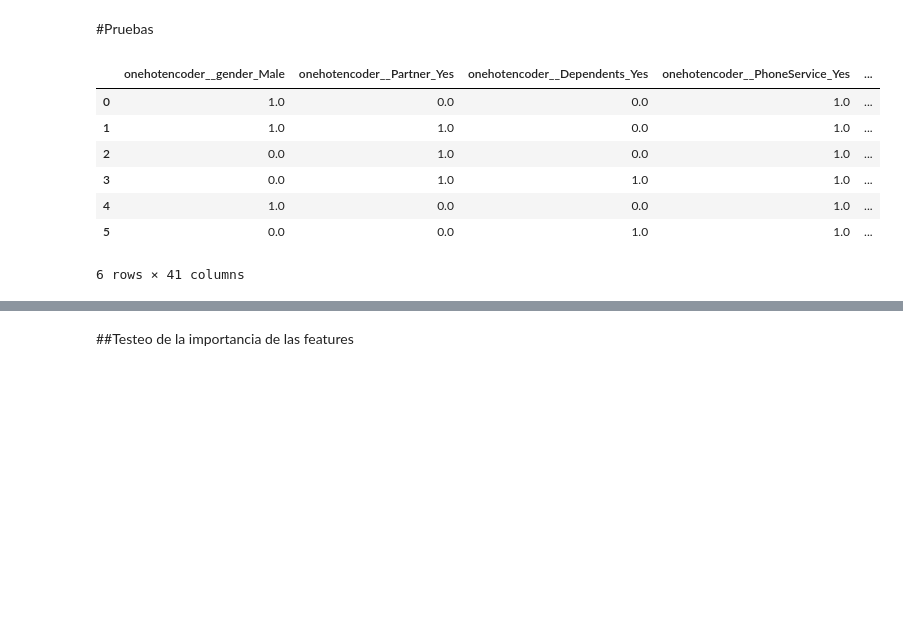
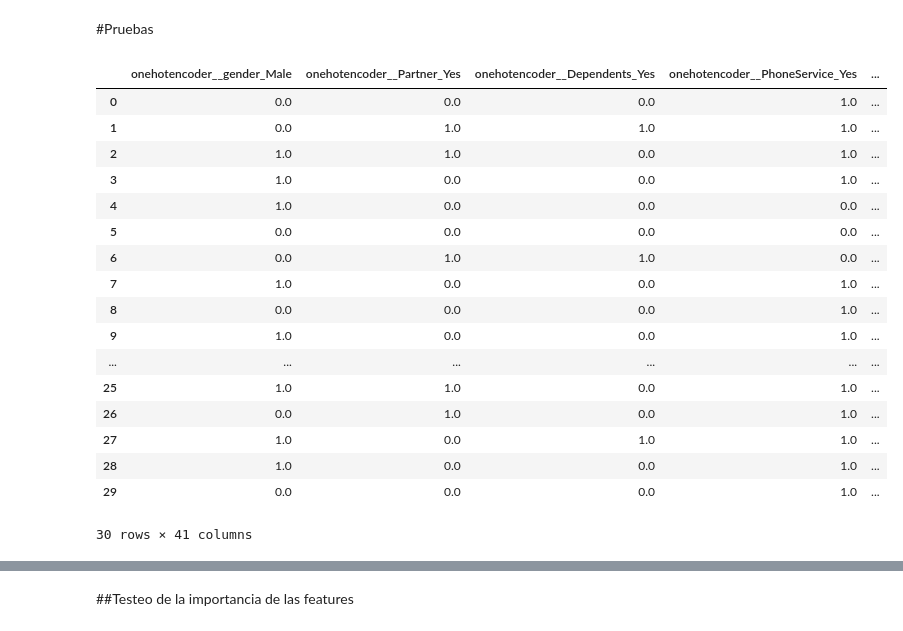
Before and after one commit to Cristiand056/TelecomX_parte2_Latam, a Jupyter notebook: TelecomX_parte2_Latam.ipynb, the cells around one changed output, grey strips where cells are left out. Cells and saved outputs as stored; diff of their text form; code cells hidden in the pictures; blank space fills up the shorter version.

```diff
--- a/TelecomX_parte2_Latam.ipynb
+++ b/TelecomX_parte2_Latam.ipynb
@@ -590,17 +619,27 @@ visializacion.plot();
 # %% [markdown]
 #Pruebas
 # %%
-datos_ejemplo = pd.read_csv('/content/ejemplos_churn.csv')
+datos_ejemplo = pd.read_csv('/content/ejemplos_churn_balanceados (1).csv')
 datos_ejemplo
 # %% [output]
 |  | onehotencoder__gender_Male | onehotencoder__Partner_Yes | onehotencoder__Dependents_Yes | onehotencoder__PhoneService_Yes | ... |
-| 0 | 1.0 | 0.0 | 0.0 | 1.0 | ... |
-| 1 | 1.0 | 1.0 | 0.0 | 1.0 | ... |
-| 2 | 0.0 | 1.0 | 0.0 | 1.0 | ... |
-| 3 | 0.0 | 1.0 | 1.0 | 1.0 | ... |
-| 4 | 1.0 | 0.0 | 0.0 | 1.0 | ... |
-| 5 | 0.0 | 0.0 | 1.0 | 1.0 | ... |
+| 0 | 0.0 | 0.0 | 0.0 | 1.0 | ... |
+| 1 | 0.0 | 1.0 | 1.0 | 1.0 | ... |
+| 2 | 1.0 | 1.0 | 0.0 | 1.0 | ... |
+| 3 | 1.0 | 0.0 | 0.0 | 1.0 | ... |
+| 4 | 1.0 | 0.0 | 0.0 | 0.0 | ... |
+| 5 | 0.0 | 0.0 | 0.0 | 0.0 | ... |
+| 6 | 0.0 | 1.0 | 1.0 | 0.0 | ... |
+| 7 | 1.0 | 0.0 | 0.0 | 1.0 | ... |
+| 8 | 0.0 | 0.0 | 0.0 | 1.0 | ... |
+| 9 | 1.0 | 0.0 | 0.0 | 1.0 | ... |
+| ... | ... | ... | ... | ... | ... |
+| 25 | 1.0 | 1.0 | 0.0 | 1.0 | ... |
+| 26 | 0.0 | 1.0 | 0.0 | 1.0 | ... |
+| 27 | 1.0 | 0.0 | 1.0 | 1.0 | ... |
+| 28 | 1.0 | 0.0 | 0.0 | 1.0 | ... |
+| 29 | 0.0 | 0.0 | 0.0 | 1.0 | ... |
-6 rows × 41 columns
+30 rows × 41 columns
 # %%
 X_real = datos_ejemplo.drop(columns=['Churn'], axis=1)
 y_real = datos_ejemplo['Churn']
```
Also changed, not shown: parts of 39 cells of this notebook.
